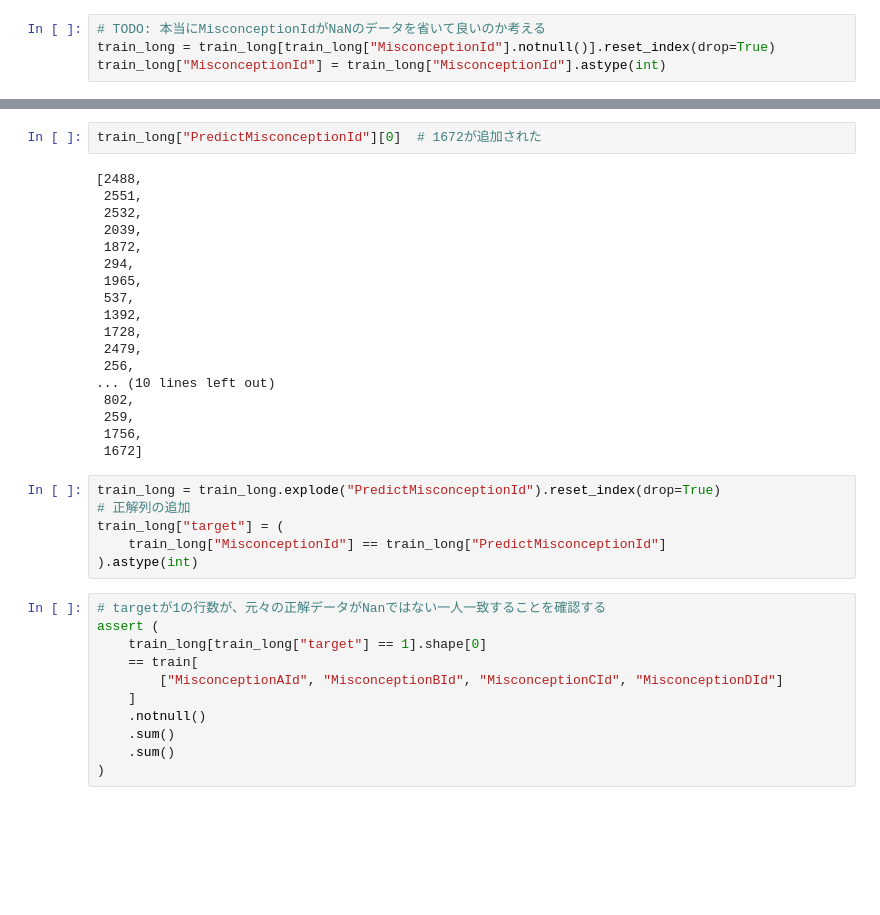
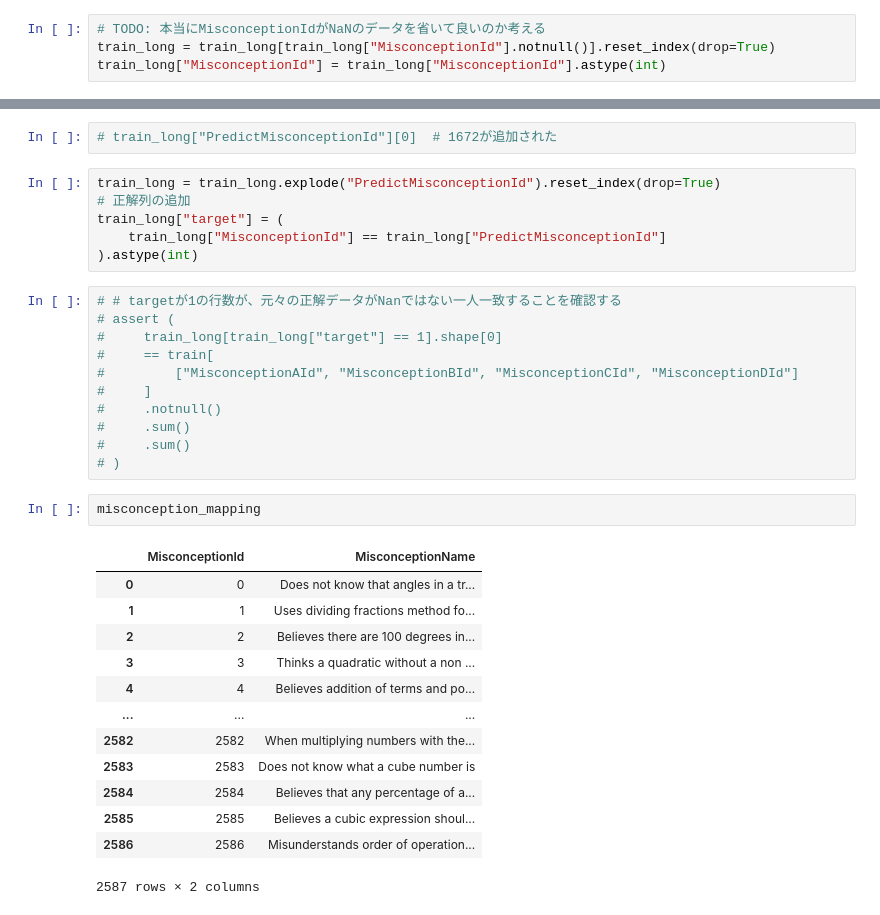
Before and after one commit to sinchir0/eedi-mining-misconceptions-in-mathematics, a Jupyter notebook: exp/retriever/e001-tfidf-cos-sim.ipynb, the cells around one changed output, grey strips where cells are left out. Cells and saved outputs as stored; diff of their text form; blank space fills up the shorter version.

```diff
--- a/exp/retriever/e001-tfidf-cos-sim.ipynb
+++ b/exp/retriever/e001-tfidf-cos-sim.ipynb
@@ -337,23 +335,5 @@ train_long["PredictMisconceptionId"] = [
 # %%
-train_long["PredictMisconceptionId"][0]  # 1672が追加された
+# train_long["PredictMisconceptionId"][0]  # 1672が追加された
-# %% [output]
-[2488,
- 2551,
- 2532,
- 2039,
- 1872,
- 294,
- 1965,
- 537,
- 1392,
- 1728,
- 2479,
- 256,
-... (10 lines left out)
- 802,
- 259,
- 1756,
- 1672]
 # %%
 train_long = train_long.explode("PredictMisconceptionId").reset_index(drop=True)
 # 正解列の追加
@@ -361,13 +341,29 @@ train_long["target"] = (
     train_long["MisconceptionId"] == train_long["PredictMisconceptionId"]
 ).astype(int)
 # %%
-# targetが1の行数が、元々の正解データがNanではない一人一致することを確認する
-assert (
-    train_long[train_long["target"] == 1].shape[0]
-    == train[
-        ["MisconceptionAId", "MisconceptionBId", "MisconceptionCId", "MisconceptionDId"]
-    ]
-    .notnull()
-    .sum()
-    .sum()
-)
+# # targetが1の行数が、元々の正解データがNanではない一人一致することを確認する
+# assert (
+#     train_long[train_long["target"] == 1].shape[0]
+#     == train[
+#         ["MisconceptionAId", "MisconceptionBId", "MisconceptionCId", "MisconceptionDId"]
+#     ]
+#     .notnull()
+#     .sum()
+#     .sum()
+# )
+# %%
+misconception_mapping
+# %% [output]
+|  | MisconceptionId | MisconceptionName |
+| 0 | 0 | Does not know that angles in a tr... |
+| 1 | 1 | Uses dividing fractions method fo... |
+| 2 | 2 | Believes there are 100 degrees in... |
+| 3 | 3 | Thinks a quadratic without a non ... |
+| 4 | 4 | Believes addition of terms and po... |
+| ... | ... | ... |
+| 2582 | 2582 | When multiplying numbers with the... |
+| 2583 | 2583 | Does not know what a cube number is |
+| 2584 | 2584 | Believes that any percentage of a... |
+| 2585 | 2585 | Believes a cubic expression shoul... |
+| 2586 | 2586 | Misunderstands order of operation... |
+2587 rows × 2 columns
```
Also changed, not shown: parts of 8 cells of this notebook, 4 other files.
